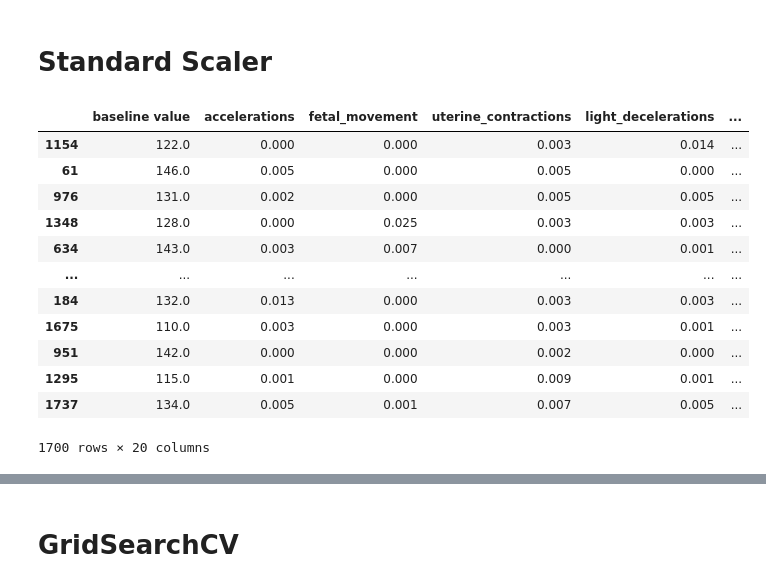
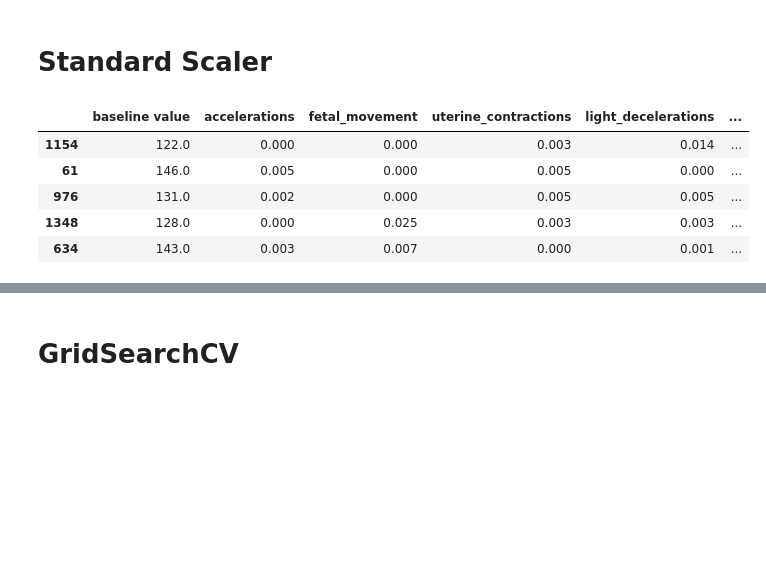
Before and after one commit to satyajit2000/Fetal_health_classifier, a Jupyter notebook: Final model.ipynb, the cells around one changed output, grey strips where cells are left out. Saved outputs shown, nothing was run; the diff lists cells and outputs as text; code cells hidden in the pictures; blank space fills up the shorter version.

```diff
--- a/Final model.ipynb
+++ b/Final model.ipynb
@@ -106,21 +113,14 @@ scaler.fit(x_train)
 X_train_scaled = scaler.transform(x_train)
 X_test_scaled = scaler.transform(x_test)
 # %%
-x_train
+x_train.head(5)
 # %% [output]
 |  | baseline value | accelerations | fetal_movement | uterine_contractions | light_decelerations | ... |
 | 1154 | 122.0 | 0.000 | 0.000 | 0.003 | 0.014 | ... |
 | 61 | 146.0 | 0.005 | 0.000 | 0.005 | 0.000 | ... |
 | 976 | 131.0 | 0.002 | 0.000 | 0.005 | 0.005 | ... |
 | 1348 | 128.0 | 0.000 | 0.025 | 0.003 | 0.003 | ... |
 | 634 | 143.0 | 0.003 | 0.007 | 0.000 | 0.001 | ... |
-| ... | ... | ... | ... | ... | ... | ... |
-| 184 | 132.0 | 0.013 | 0.000 | 0.003 | 0.003 | ... |
-| 1675 | 110.0 | 0.003 | 0.000 | 0.003 | 0.001 | ... |
-| 951 | 142.0 | 0.000 | 0.000 | 0.002 | 0.000 | ... |
-| 1295 | 115.0 | 0.001 | 0.000 | 0.009 | 0.001 | ... |
-| 1737 | 134.0 | 0.005 | 0.001 | 0.007 | 0.005 | ... |
-1700 rows × 20 columns
 # %%
 X_train_scaled = pd.DataFrame(X_train_scaled, columns=x_train.columns)
 X_test_scaled = pd.DataFrame(X_test_scaled, columns=x_test.columns)
```
Also changed, not shown: parts of 19 cells of this notebook, 5 other files.
